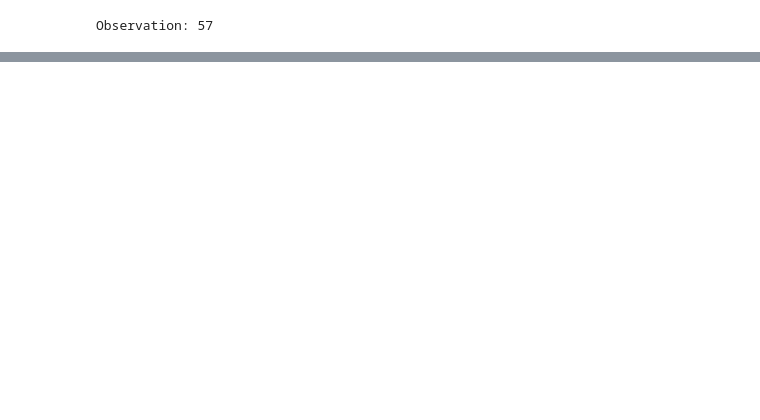
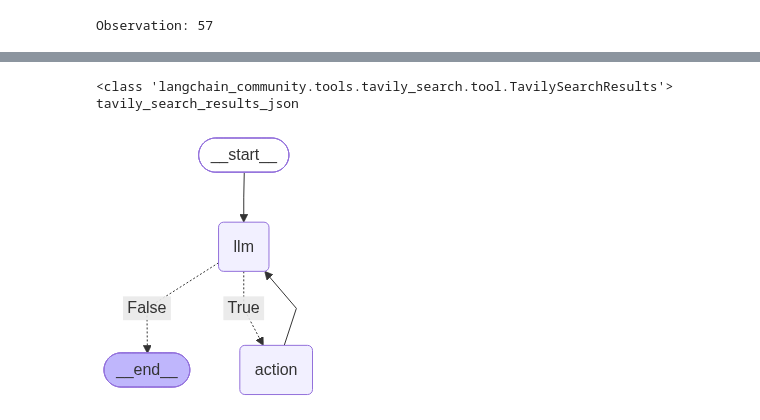
Before and after one commit to Tanmay7Mehta/AI_Agent, a Jupyter notebook: project.ipynb, the cells around one changed output, grey strips where cells are left out. Saved outputs shown, nothing was run; the diff lists cells and outputs as text; code cells hidden in the pictures; blank space fills up the shorter version.

Commit message:
implement ReAct agent loop and LangGraph workflow

```diff
--- a/project.ipynb
+++ b/project.ipynb
@@ -80,7 +80,7 @@ def calculate(what):
     return eval(what)
 
 def average_dog_weight(name):
-    if name in "Scottish Trerier":
+    if name in "Scottish Terrier":
         return("Scottish Terriers average 20 lbs")
     elif name in "Border Collie":
         return("a Border Collie average weight is 37 lbs")
@@ -210,0 +223,10 @@ Answer: The combined weight of your Border Collie and Scottish Terrier is 87 lbs
+# %%
+tool = TavilySearchResults(max_results=1) #increased number of results
+print(type(tool))
+print(tool.name)
+# %% [output]
+<class 'langchain_community.tools.tavily_search.tool.TavilySearchResults'>
+tavily_search_results_json
+# %%
+class AgentState(TypedDict):
+    messages: Annotated[list[AnyMessage], operator.add]
@@ -210,0 +276,19 @@ Answer: The combined weight of your Border Collie and Scottish Terrier is 87 lbs
+# %%
+prompt = """You are a smart research assistant. Use the search engine to look up information. \
+You are allowed to make multiple calls (either together or in sequence). \
+Only look up information when you are sure of what you want. \
+If you need to look up some information before asking a follow up question, you are allowed to do that!
+"""
+
+#model = ChatGroq(model="qwen/qwen3.8-27b")  #reduce inference cost
+model = ChatGoogleGenerativeAI(
+    model="gemini-3.8-flash",
+    google_api_key=os.environ.get("GEMINI_API_KEY")
+)
+abot = Agent(model, [tool], system=prompt)
+# %%
+from IPython.display import Image, display
+
+display(Image(abot.graph.get_graph().draw_mermaid_png()))
+# %% [output]
+[figure, added]
```
Also changed, not shown: parts of 16 cells of this notebook.
